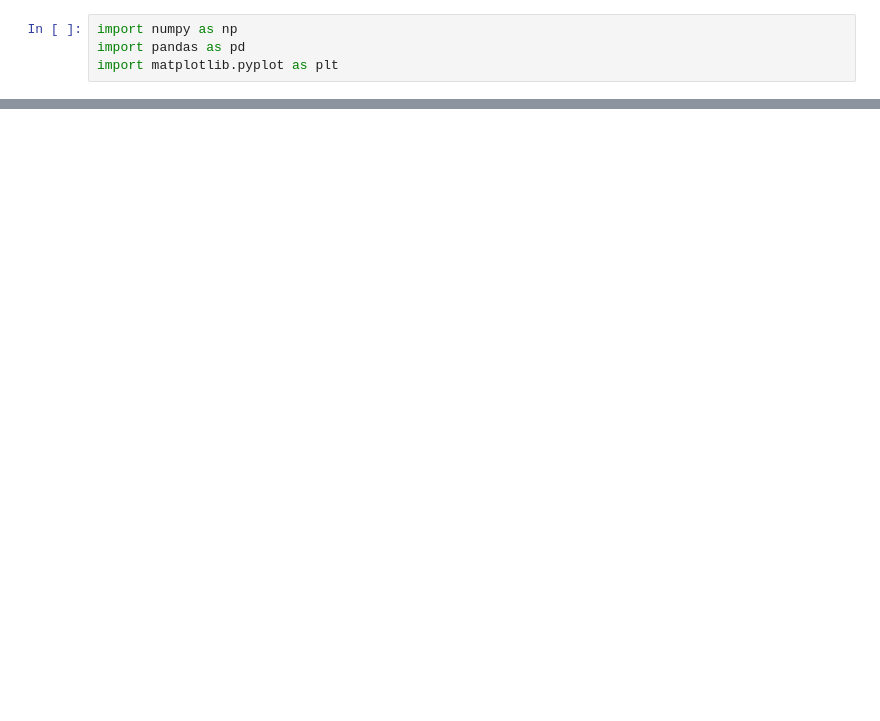
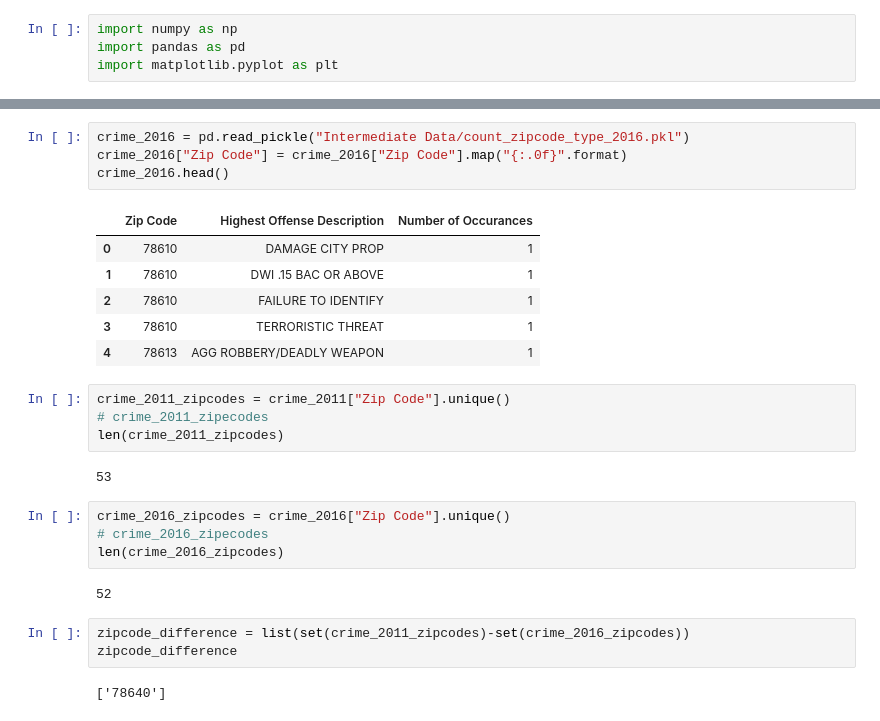
Before and after one commit to Kerrykova/Project1, a Jupyter notebook: Visualizations.ipynb, the cells around one changed output, grey strips where cells are left out. Cells and saved outputs as stored; diff of their text form; blank space fills up the shorter version.

```diff
--- a/Visualizations.ipynb
+++ b/Visualizations.ipynb
@@ -15,0 +71,28 @@ census.head()
+# %%
+crime_2016 = pd.read_pickle("Intermediate Data/count_zipcode_type_2016.pkl")
+crime_2016["Zip Code"] = crime_2016["Zip Code"].map("{:.0f}".format)
+crime_2016.head()
+# %% [output]
+|  | Zip Code | Highest Offense Description | Number of Occurances |
+| 0 | 78610 | DAMAGE CITY PROP | 1 |
+| 1 | 78610 | DWI .15 BAC OR ABOVE | 1 |
+| 2 | 78610 | FAILURE TO IDENTIFY | 1 |
+| 3 | 78610 | TERRORISTIC THREAT | 1 |
+| 4 | 78613 | AGG ROBBERY/DEADLY WEAPON | 1 |
+# %%
+crime_2011_zipcodes = crime_2011["Zip Code"].unique()
+# crime_2011_zipecodes
+len(crime_2011_zipcodes)
+# %% [output]
+53
+# %%
+crime_2016_zipcodes = crime_2016["Zip Code"].unique()
+# crime_2016_zipecodes
+len(crime_2016_zipcodes)
+# %% [output]
+52
+# %%
+zipcode_difference = list(set(crime_2011_zipcodes)-set(crime_2016_zipcodes))
+zipcode_difference
+# %% [output]
+['78640']
```
Also changed, not shown: parts of 6 cells of this notebook, 1 other file.
